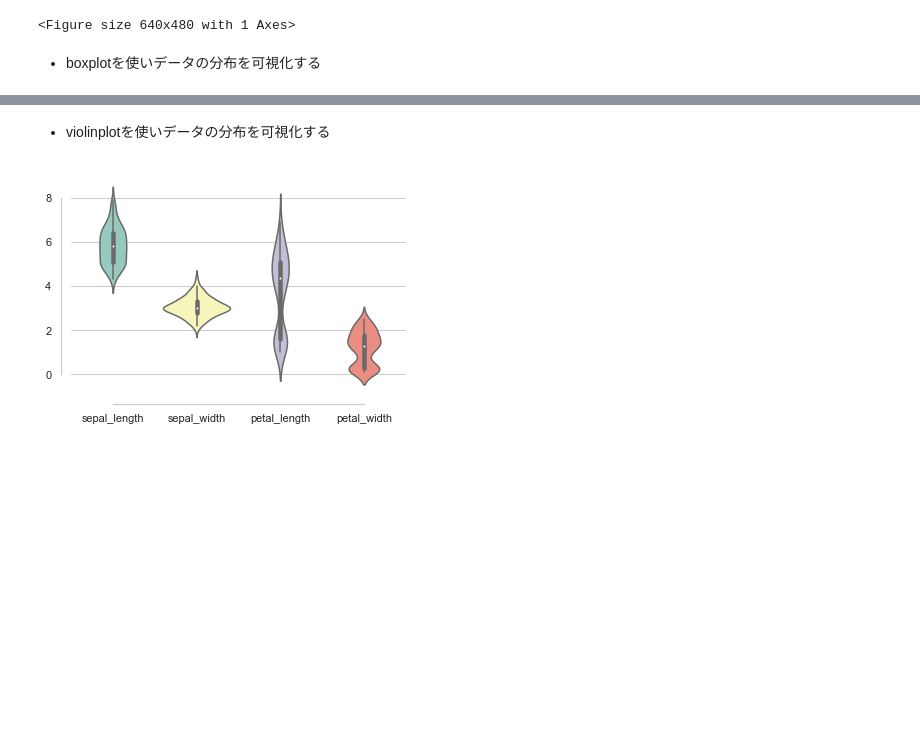
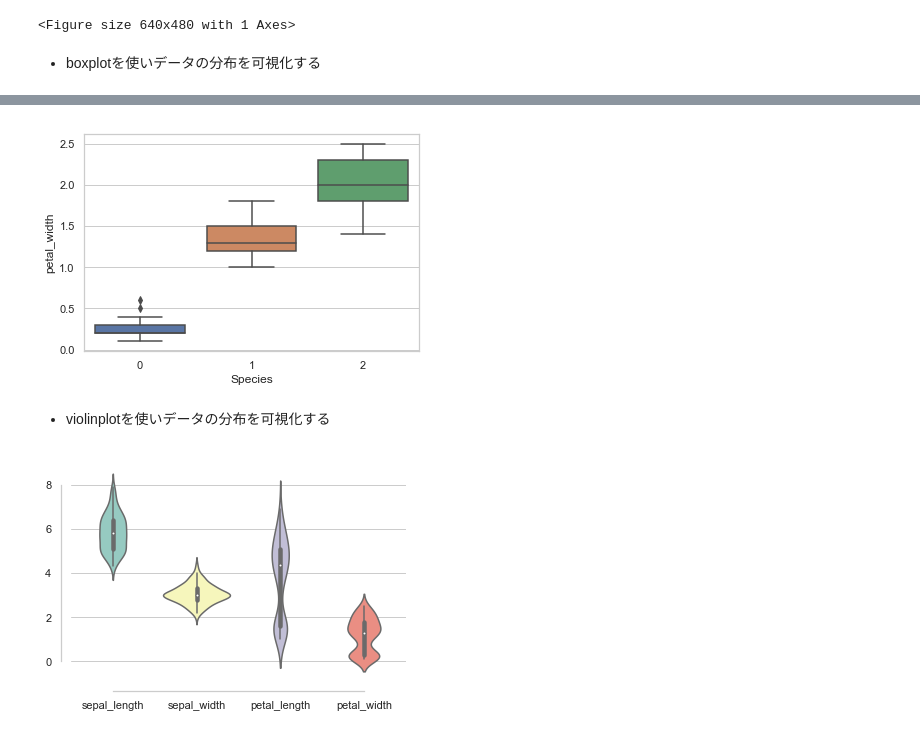
Before and after one commit to egupiii/dic_ml, a Jupyter notebook: week3/week3-work1.ipynb, the cells around one changed output, grey strips where cells are left out. Cells and saved outputs as stored; diff of their text form; code cells hidden in the pictures; blank space fills up the shorter version.

```diff
--- a/week3/week3-work1.ipynb
+++ b/week3/week3-work1.ipynb
@@ -502,3 +520,12 @@ plt.show()
+# %%
+sns.set()
+sns.set_style("whitegrid")
+
+sns.boxplot(x="Species", y="petal_width", data=df)
+
+plt.show()
+# %% [output]
+[figure, added]
 # %% [markdown]
 - violinplotを使いデータの分布を可視化する
 # %%
```
Also changed, not shown: parts of 8 cells of this notebook.
